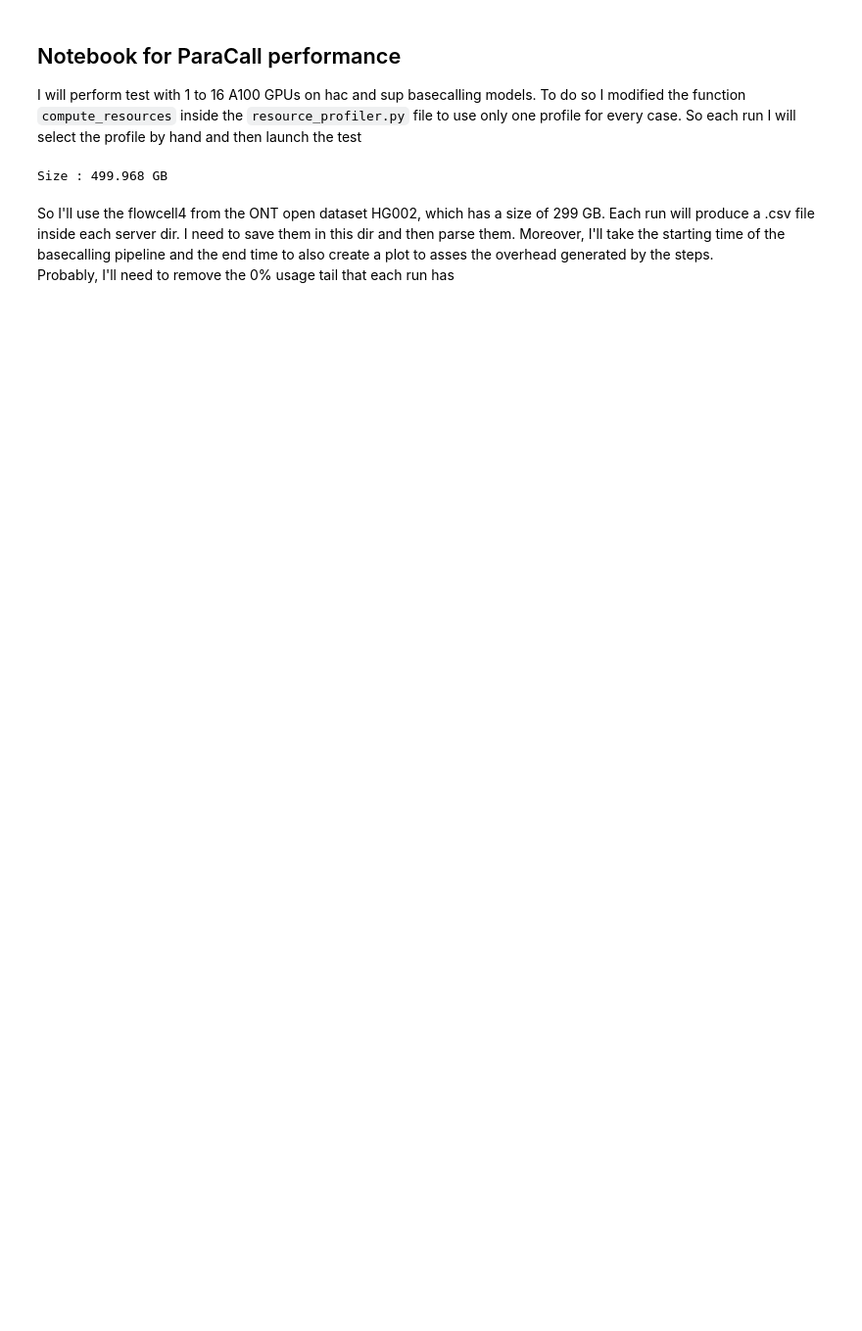
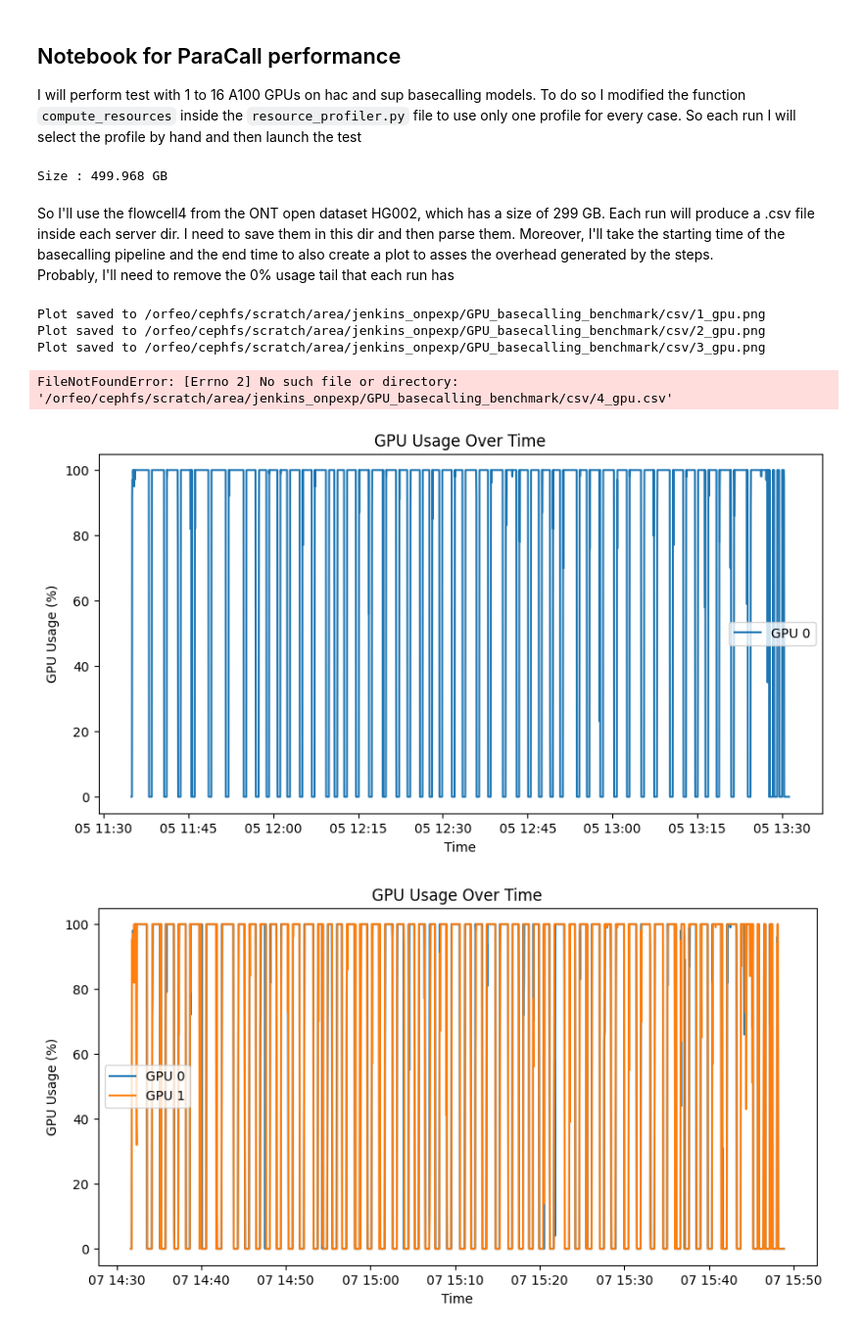
Before and after one commit to RodTol/Nastro, a Jupyter notebook: GPU_log/gpu_benchmarks.ipynb, the cells around one changed output. Shown at 98% size. Saved outputs shown, nothing was run; the diff lists cells and outputs as text; code cells hidden in the pictures; blank space fills up the shorter version.

```diff
--- a/GPU_log/gpu_benchmarks.ipynb
+++ b/GPU_log/gpu_benchmarks.ipynb
@@ -17,3 +17,41 @@ Size : 499.968 GB
 # %% [markdown]
 So I'll use the flowcell4 from the ONT open dataset HG002, which has a size of 299 GB. Each run will produce a .csv file inside each server dir. I need to save them in this dir and then parse them. Moreover, I'll take the starting time of the basecalling pipeline and the end time to also create a plot to asses the overhead generated by the steps.
 Probably, I'll need to remove the 0% usage tail that each run has
+# %%
+import pandas as pd
+import matplotlib.pyplot as plt
+
+def plot_gpu_usage(log_file, output_image):
+    # Load the log data
+    df = pd.read_csv(log_file)
+
+    # Convert timestamp column to datetime
+    df['timestamp'] = pd.to_datetime(df['timestamp'])
+
+    # Create a plot for each GPU
+    plt.figure(figsize=(10, 5))
+    for gpu_id in df['gpu_id'].unique():
+        gpu_data = df[df['gpu_id'] == gpu_id]
+        plt.plot(gpu_data['timestamp'], gpu_data['gpu_usage'], label=f'GPU {gpu_id}')
+
+    # Customize plot
+    plt.xlabel('Time')
+    plt.ylabel('GPU Usage (%)')
+    plt.title('GPU Usage Over Time')
+    plt.legend()
+
+    # Save the plot to an image file
+    plt.savefig(output_image)
+    print(f"Plot saved to {output_image}")
+# %%
+path_to_csv = "/orfeo/cephfs/scratch/area/jenkins_onpexp/GPU_basecalling_benchmark/csv"
+
+for i in range(1, 5):
+    plot_gpu_usage(f"{path_to_csv}/{i}_gpu.csv", f"{path_to_csv}/{i}_gpu.png")
+# %% [output]
+Plot saved to /orfeo/cephfs/scratch/area/jenkins_onpexp/GPU_basecalling_benchmark/csv/1_gpu.png
+Plot saved to /orfeo/cephfs/scratch/area/jenkins_onpexp/GPU_basecalling_benchmark/csv/2_gpu.png
+Plot saved to /orfeo/cephfs/scratch/area/jenkins_onpexp/GPU_basecalling_benchmark/csv/3_gpu.png
+FileNotFoundError: [Errno 2] No such file or directory: '/orfeo/cephfs/scratch/area/jenkins_onpexp/GPU_basecalling_benchmark/csv/4_gpu.csv'
+[figure, added]
+[figure, added]
```
Also changed, not shown: parts of 4 cells of this notebook, 2 other files.
